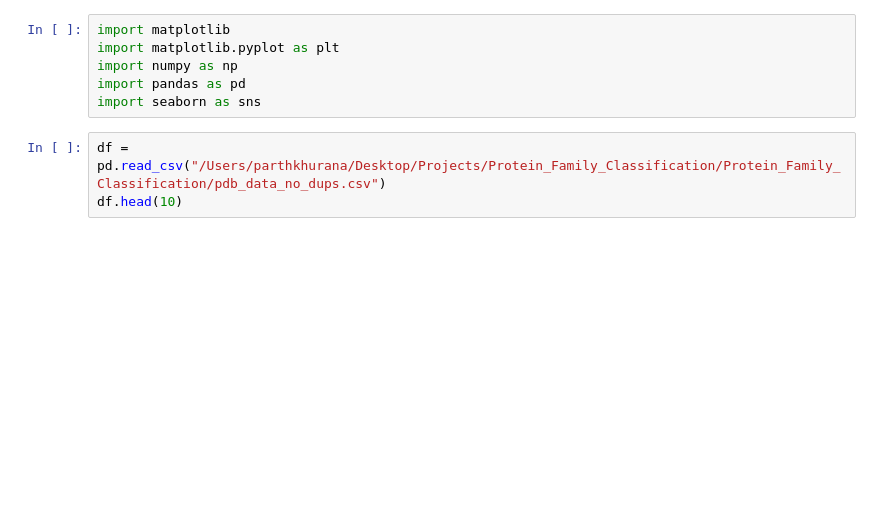
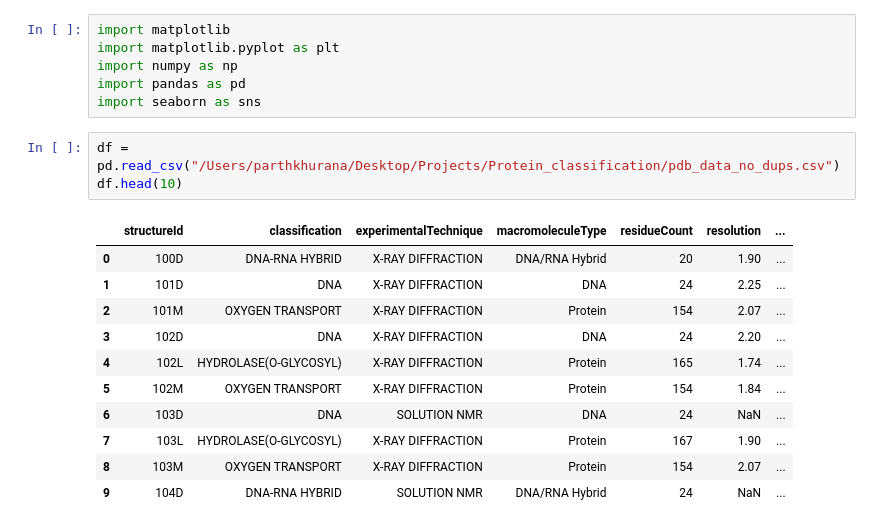
Before and after one commit to parthkhurana07/Protein_Family_Classification, a Jupyter notebook: protein_classification.ipynb, the cells around one changed output. Saved outputs shown, nothing was run; the diff lists cells and outputs as text; blank space fills up the shorter version.

```diff
--- a/protein_classification.ipynb
+++ b/protein_classification.ipynb
@@ -5,6 +5,18 @@ import numpy as np
 import pandas as pd
 import seaborn as sns
 # %%
-df = pd.read_csv("/Users/parthkhurana/Desktop/Projects/Protein_Family_Classification/Protein_Family_Classification/pdb_data_no_dups.csv")
+df = pd.read_csv("/Users/parthkhurana/Desktop/Projects/Protein_classification/pdb_data_no_dups.csv")
 df.head(10)
+# %% [output]
+|  | structureId | classification | experimentalTechnique | macromoleculeType | residueCount | resolution | ... |
+| 0 | 100D | DNA-RNA HYBRID | X-RAY DIFFRACTION | DNA/RNA Hybrid | 20 | 1.90 | ... |
+| 1 | 101D | DNA | X-RAY DIFFRACTION | DNA | 24 | 2.25 | ... |
+| 2 | 101M | OXYGEN TRANSPORT | X-RAY DIFFRACTION | Protein | 154 | 2.07 | ... |
+| 3 | 102D | DNA | X-RAY DIFFRACTION | DNA | 24 | 2.20 | ... |
+| 4 | 102L | HYDROLASE(O-GLYCOSYL) | X-RAY DIFFRACTION | Protein | 165 | 1.74 | ... |
+| 5 | 102M | OXYGEN TRANSPORT | X-RAY DIFFRACTION | Protein | 154 | 1.84 | ... |
+| 6 | 103D | DNA | SOLUTION NMR | DNA | 24 | NaN | ... |
+| 7 | 103L | HYDROLASE(O-GLYCOSYL) | X-RAY DIFFRACTION | Protein | 167 | 1.90 | ... |
+| 8 | 103M | OXYGEN TRANSPORT | X-RAY DIFFRACTION | Protein | 154 | 2.07 | ... |
+| 9 | 104D | DNA-RNA HYBRID | SOLUTION NMR | DNA/RNA Hybrid | 24 | NaN | ... |
 # %%
```
Also changed, not shown: parts of 17 cells of this notebook.
